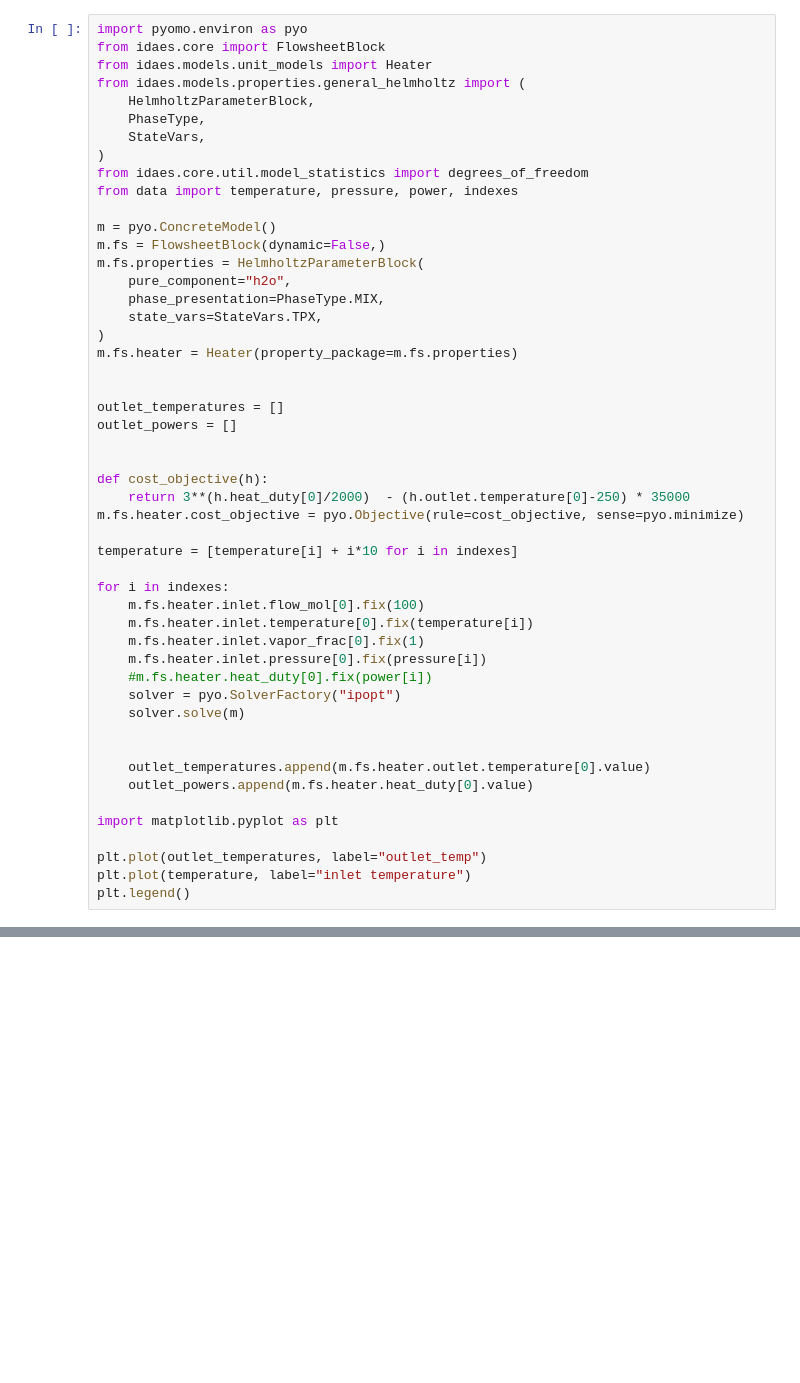
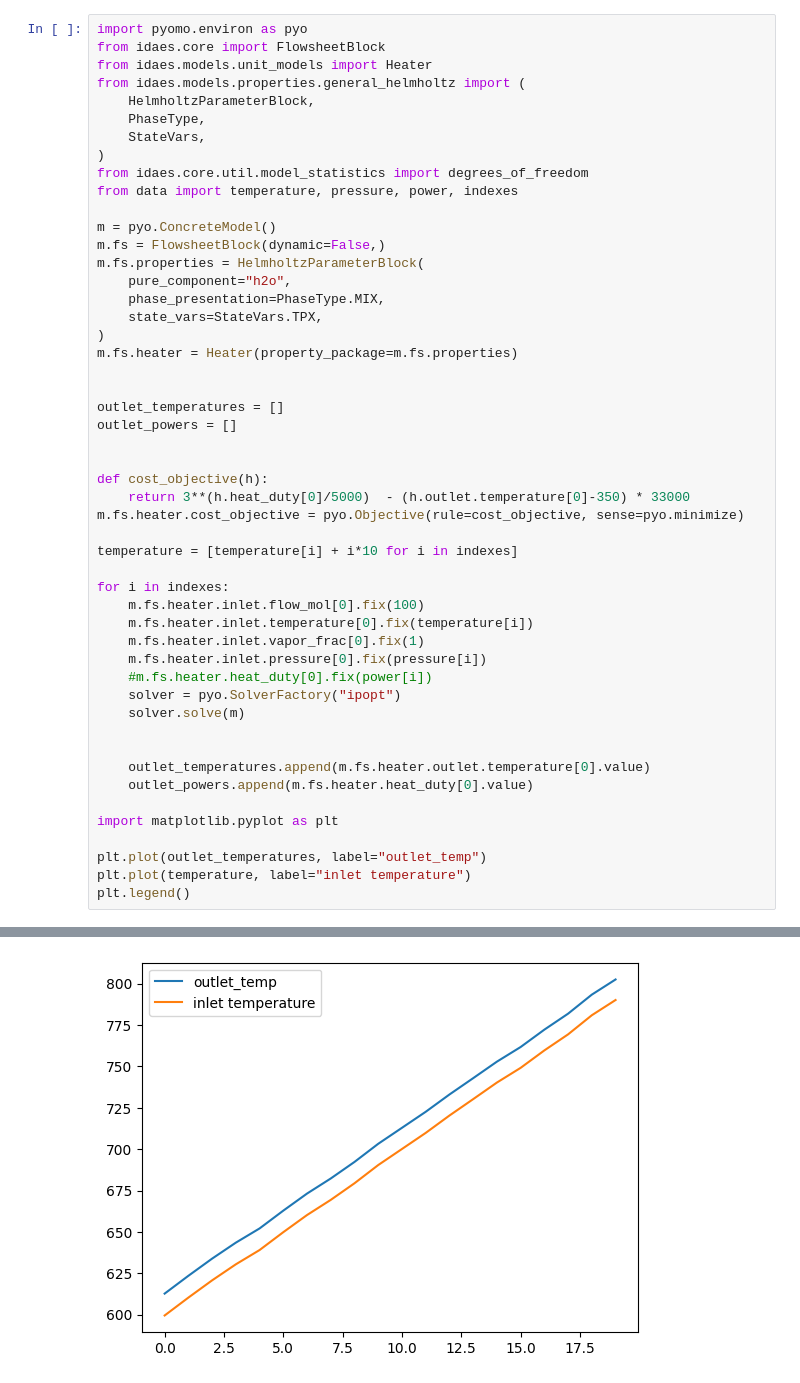
Before and after one commit to bertkdowns/model-predictive-control, a Jupyter notebook: live_data_tests/optimisation_live.ipynb, the cells around one changed output, grey strips where cells are left out. Saved outputs shown, nothing was run; the diff lists cells and outputs as text; blank space fills up the shorter version.

```diff
--- a/live_data_tests/optimisation_live.ipynb
+++ b/live_data_tests/optimisation_live.ipynb
@@ -25,7 +25,7 @@ outlet_powers = []
 
 
 def cost_objective(h):
-    return 3**(h.heat_duty[0]/2000)  - (h.outlet.temperature[0]-250) * 35000
+    return 3**(h.heat_duty[0]/5000)  - (h.outlet.temperature[0]-350) * 33000
 m.fs.heater.cost_objective = pyo.Objective(rule=cost_objective, sense=pyo.minimize)
 
 temperature = [temperature[i] + i*10 for i in indexes]
@@ -52,0 +53 @@ ValueError: Cannot load a SolverResults object with bad status: error
+[figure, added]
```
Also changed, not shown: parts of 1 cell of this notebook, 3 other files.
